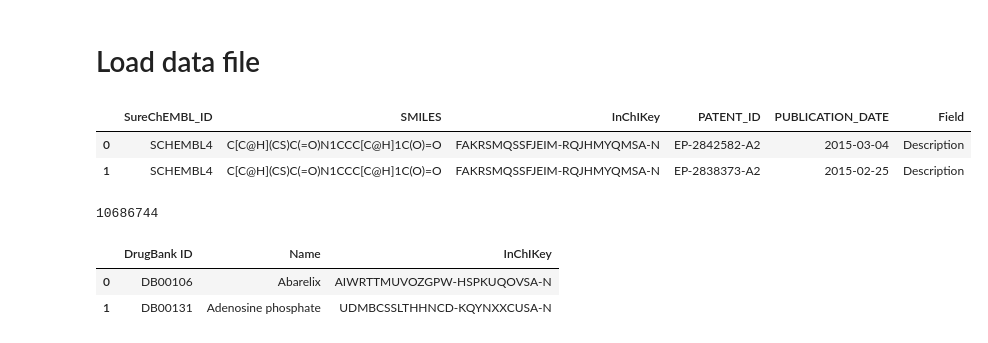
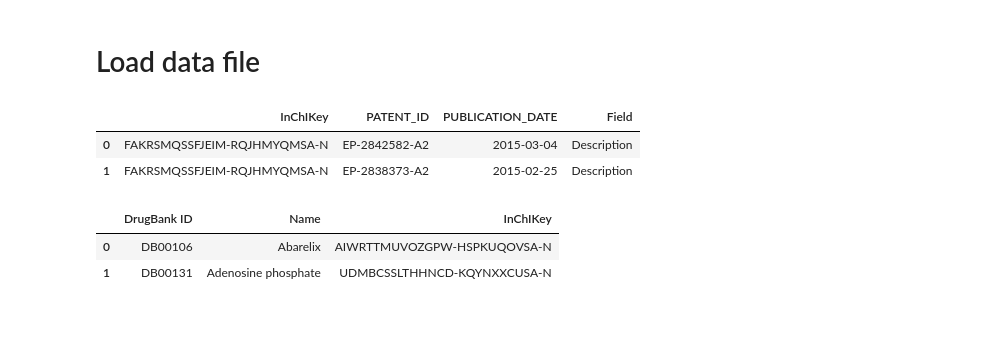
Before and after one commit to Fraunhofer-ITMP/patent-clinical-candidate-characteristics, a Jupyter notebook: notebooks/3_4_clinical_stage.ipynb, the cells around one changed output. Cells and saved outputs as stored; diff of their text form; code cells hidden in the pictures.

```diff
--- a/notebooks/3_4_clinical_stage.ipynb
+++ b/notebooks/3_4_clinical_stage.ipynb
@@ -19,15 +23,13 @@ FIGURE_DIR = '../data/figures'
 # %%
-surechembl_df = pd.read_parquet(f'{DATA_DIR}/surechembl_dump.pq')
+surechembl_df = pd.read_parquet(
+    f"{DATA_DIR}/surechembl_dump.pq",
+    columns=["InChIKey", "PATENT_ID", "PUBLICATION_DATE", "Field"],
+)
 surechembl_df.head(2)
 # %% [output]
-|  | SureChEMBL_ID | SMILES | InChIKey | PATENT_ID | PUBLICATION_DATE | Field |
-| 0 | SCHEMBL4 | C[C@H](CS)C(=O)N1CCC[C@H]1C(O)=O | FAKRSMQSSFJEIM-RQJHMYQMSA-N | EP-2842582-A2 | 2015-03-04 | Description |
-| 1 | SCHEMBL4 | C[C@H](CS)C(=O)N1CCC[C@H]1C(O)=O | FAKRSMQSSFJEIM-RQJHMYQMSA-N | EP-2838373-A2 | 2015-02-25 | Description |
+|  | InChIKey | PATENT_ID | PUBLICATION_DATE | Field |
+| 0 | FAKRSMQSSFJEIM-RQJHMYQMSA-N | EP-2842582-A2 | 2015-03-04 | Description |
+| 1 | FAKRSMQSSFJEIM-RQJHMYQMSA-N | EP-2838373-A2 | 2015-02-25 | Description |
-# %%
-patent_cmps = set(surechembl_df['InChIKey'].unique())
-len(patent_cmps)
-# %% [output]
-10686744
 # %%
 # Withdrawn drugs
 drugbank_withdrawn_df = pd.read_csv(
```
Also changed, not shown: parts of 14 cells of this notebook, 1 other file.
